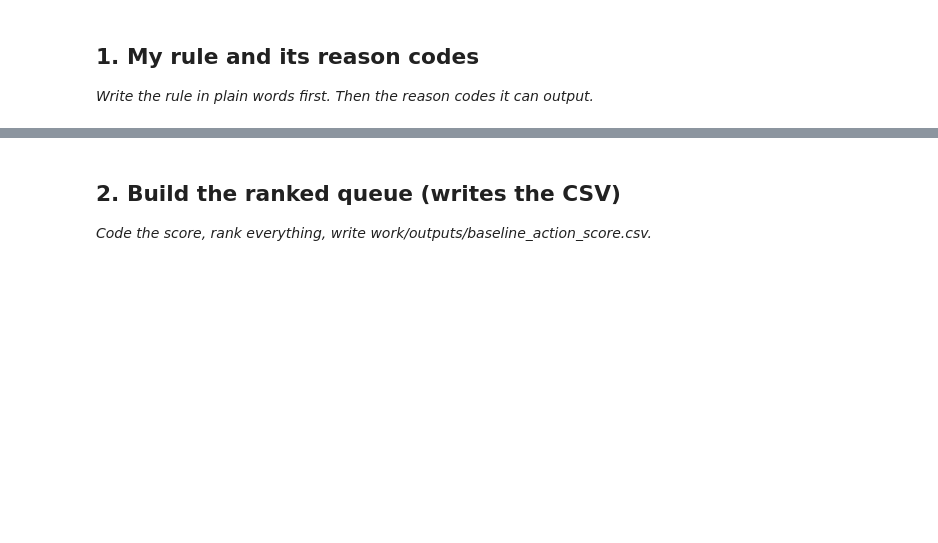
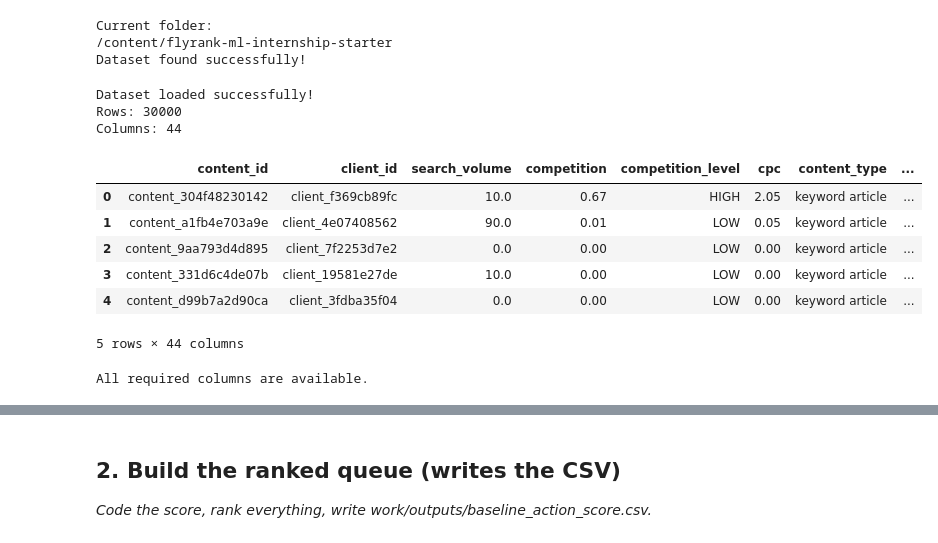
Before and after one commit to 02017711723iot-dotcom/Flyrank_Internship_1, a Jupyter notebook: work/notebooks/w04_baseline_score.ipynb, the cells around one changed output, grey strips where cells are left out. Drawn from its saved outputs; the diff is of its cells as text; code cells hidden in the pictures; blank space fills up the shorter version.

```diff
--- a/work/notebooks/w04_baseline_score.ipynb
+++ b/work/notebooks/w04_baseline_score.ipynb
@@ -6,7 +6,3 @@
 This skeleton is yours to fill. Work the sections **in order** — each one has a one-line hint. Simple words, honest numbers.
 
 > Working with an AI assistant? Tell it to read `skills/README.md` first and load the one skill this assignment names on its card.
-# %% [markdown]
-## 1. My rule and its reason codes
-
-*Write the rule in plain words first. Then the reason codes it can output.*
@@ -12,0 +11,74 @@ This skeleton is yours to fill. Work the sections **in order** — each one has
+# %%
+import os
+import sys
+import subprocess
+
+REPO_URL = "https://github.com/flyrank-bih/flyrank-ml-internship-starter"
+REPO_DIR = "/content/flyrank-ml-internship-starter"
+
+# Clone the repository if it is not already present
+if not os.path.exists(REPO_DIR):
+    subprocess.run(
+        ["git", "clone", "--depth", "1", REPO_URL, REPO_DIR],
+        check=True
+    )
+
+# Move into the repository
+os.chdir(REPO_DIR)
+
+print("Current folder:")
+print(os.getcwd())
+
+# Check that the dataset exists
+DATA_PATH = "data/raw/content_refresh_anonymized.csv"
+
+if not os.path.exists(DATA_PATH):
+    raise FileNotFoundError(
+        f"Dataset not found at: {DATA_PATH}"
+    )
+
+print("Dataset found successfully!")
+# %% [output]
+Current folder:
+/content/flyrank-ml-internship-starter
+Dataset found successfully!
+# %%
+import pandas as pd
+import numpy as np
+
+df = pd.read_csv("data/raw/content_refresh_anonymized.csv")
+
+print("Dataset loaded successfully!")
+print("Rows:", len(df))
+print("Columns:", len(df.columns))
+
+display(df.head())
+# %% [output]
+Dataset loaded successfully!
+Rows: 30000
+Columns: 44
+|  | content_id | client_id | search_volume | competition | competition_level | cpc | content_type | ... |
+| 0 | content_304f48230142 | client_f369cb89fc | 10.0 | 0.67 | HIGH | 2.05 | keyword article | ... |
+| 1 | content_a1fb4e703a9e | client_4e07408562 | 90.0 | 0.01 | LOW | 0.05 | keyword article | ... |
+| 2 | content_9aa793d4d895 | client_7f2253d7e2 | 0.0 | 0.00 | LOW | 0.00 | keyword article | ... |
+| 3 | content_331d6c4de07b | client_19581e27de | 10.0 | 0.00 | LOW | 0.00 | keyword article | ... |
+| 4 | content_d99b7a2d90ca | client_3fdba35f04 | 0.0 | 0.00 | LOW | 0.00 | keyword article | ... |
+5 rows × 44 columns
+# %%
+required_columns = [
+    "days_since_last_update",
+    "impressions_90d",
+    "trend_direction"
+]
+
+missing = [
+    col for col in required_columns
+    if col not in df.columns
+]
+
+if missing:
+    raise ValueError(f"Missing columns: {missing}")
+
+print("All required columns are available.")
+# %% [output]
+All required columns are available.
```
Also changed, not shown: parts of 21 cells of this notebook.
